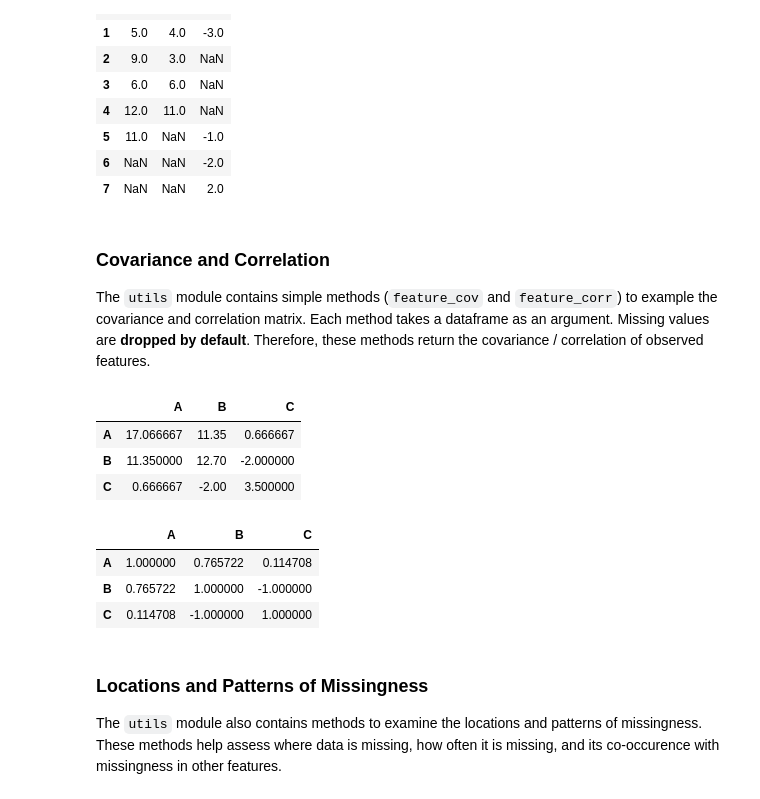
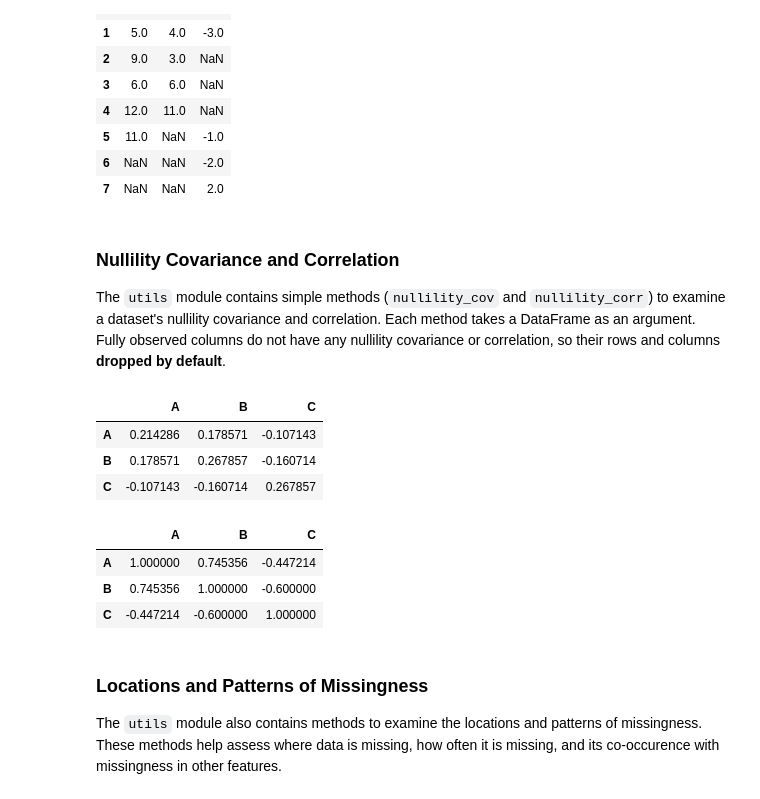
Before and after one commit to shabarka/autoimpute-tutorials, a Jupyter notebook: tutorials/exploring_missingness.ipynb, the cells around one changed output. Drawn from its saved outputs; the diff is of its cells as text; code cells hidden in the pictures.

Commit message:
updated tutorials after nullility correlation switch

```diff
--- a/tutorials/exploring_missingness.ipynb
+++ b/tutorials/exploring_missingness.ipynb
@@ -56,24 +56,24 @@ missing_data
 | 6 | NaN | NaN | -2.0 |
 | 7 | NaN | NaN | 2.0 |
 # %% [markdown]
-### Covariance and Correlation
-The `utils` module contains simple methods (`feature_cov` and `feature_corr`) to example the covariance and correlation matrix. Each method takes a dataframe as an argument. Missing values are **dropped by default**. Therefore, these methods return the covariance / correlation of observed features.
+### Nullility Covariance and Correlation
+The `utils` module contains simple methods (`nullility_cov` and `nullility_corr`) to examine a dataset's nullility covariance and correlation. Each method takes a DataFrame as an argument. Fully observed columns do not have any nullility covariance or correlation, so their rows and columns **dropped by default**.
 # %%
-# Covariance matrix after missing records dropped
-au.feature_cov(missing_data)
+# Nullility covariance matrix after missing records dropped
+au.nullility_cov(missing_data)
 # %% [output]
 |  | A | B | C |
-| A | 17.066667 | 11.35 | 0.666667 |
-| B | 11.350000 | 12.70 | -2.000000 |
-| C | 0.666667 | -2.00 | 3.500000 |
+| A | 0.214286 | 0.178571 | -0.107143 |
+| B | 0.178571 | 0.267857 | -0.160714 |
+| C | -0.107143 | -0.160714 | 0.267857 |
 # %%
-# Correlation matrix after missing records dropped
-au.feature_corr(missing_data)
+# Nullility correlation matrix after missing records dropped
+au.nullility_corr(missing_data)
 # %% [output]
 |  | A | B | C |
-| A | 1.000000 | 0.765722 | 0.114708 |
-| B | 0.765722 | 1.000000 | -1.000000 |
-| C | 0.114708 | -1.000000 | 1.000000 |
+| A | 1.000000 | 0.745356 | -0.447214 |
+| B | 0.745356 | 1.000000 | -0.600000 |
+| C | -0.447214 | -0.600000 | 1.000000 |
 # %% [markdown]
 ### Locations and Patterns of Missingness
 The `utils` module also contains methods to examine the locations and patterns of missingness. These methods help assess where data is missing, how often it is missing, and its co-occurence with missingness in other features.
```
Also changed, not shown: parts of 2 cells of this notebook, 3 other files.
